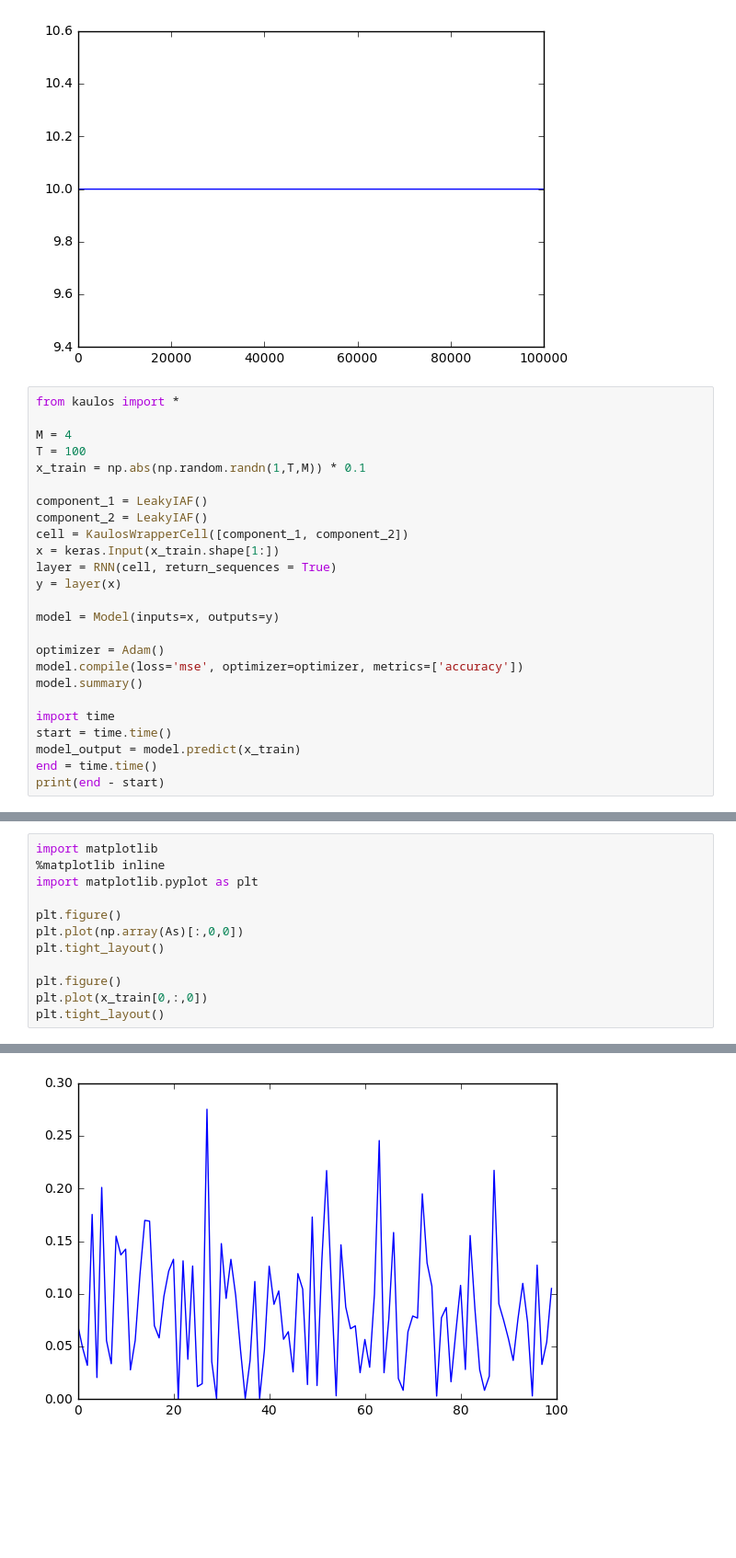
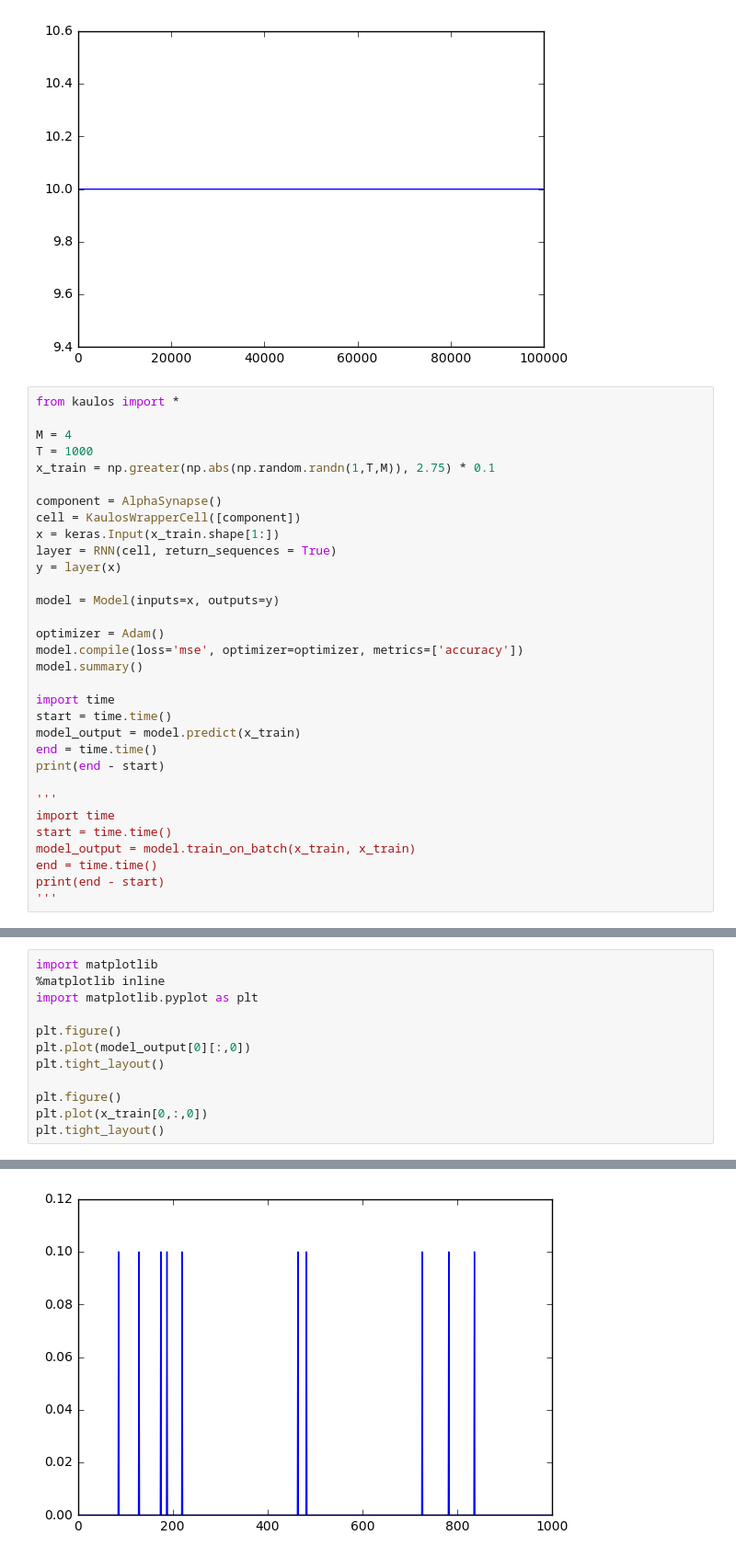
Before and after one commit to mkturkcan/Kaulos, a Jupyter notebook: examples/Kaulos-Keras-Tests.ipynb, the cells around one changed output, grey strips where cells are left out. Shown at 92% size. Saved outputs shown, nothing was run; the diff lists cells and outputs as text; blank space fills up the shorter version.

Commit message:
Restructured tests, AlphaSynapse operational

```diff
--- a/examples/Kaulos-Keras-Tests.ipynb
+++ b/examples/Kaulos-Keras-Tests.ipynb
@@ -140,12 +204,11 @@ plt.tight_layout()
 from kaulos import *
 
 M = 4
-T = 100
-x_train = np.abs(np.random.randn(1,T,M)) * 0.1
+T = 1000
+x_train = np.greater(np.abs(np.random.randn(1,T,M)), 2.75) * 0.1
 
-component_1 = LeakyIAF()
-component_2 = LeakyIAF()
-cell = KaulosWrapperCell([component_1, component_2])
+component = AlphaSynapse()
+cell = KaulosWrapperCell([component])
 x = keras.Input(x_train.shape[1:])
 layer = RNN(cell, return_sequences = True)
 y = layer(x)
@@ -161,4 +224,12 @@ start = time.time()
 model_output = model.predict(x_train)
 end = time.time()
 print(end - start)
+
+'''
+import time
+start = time.time()
+model_output = model.train_on_batch(x_train, x_train)
+end = time.time()
+print(end - start)
+'''
 # %% [output]
@@ -231,7 +257,7 @@ import matplotlib
 import matplotlib.pyplot as plt
 
 plt.figure()
-plt.plot(np.array(As)[:,0,0])
+plt.plot(model_output[0][:,0])
 plt.tight_layout()
 
 plt.figure()
@@ -242 +268 @@ plt.tight_layout()
-[figure, old version]
+[figure, new version]
```
Also changed, not shown: parts of 14 cells of this notebook, 2 other files.
